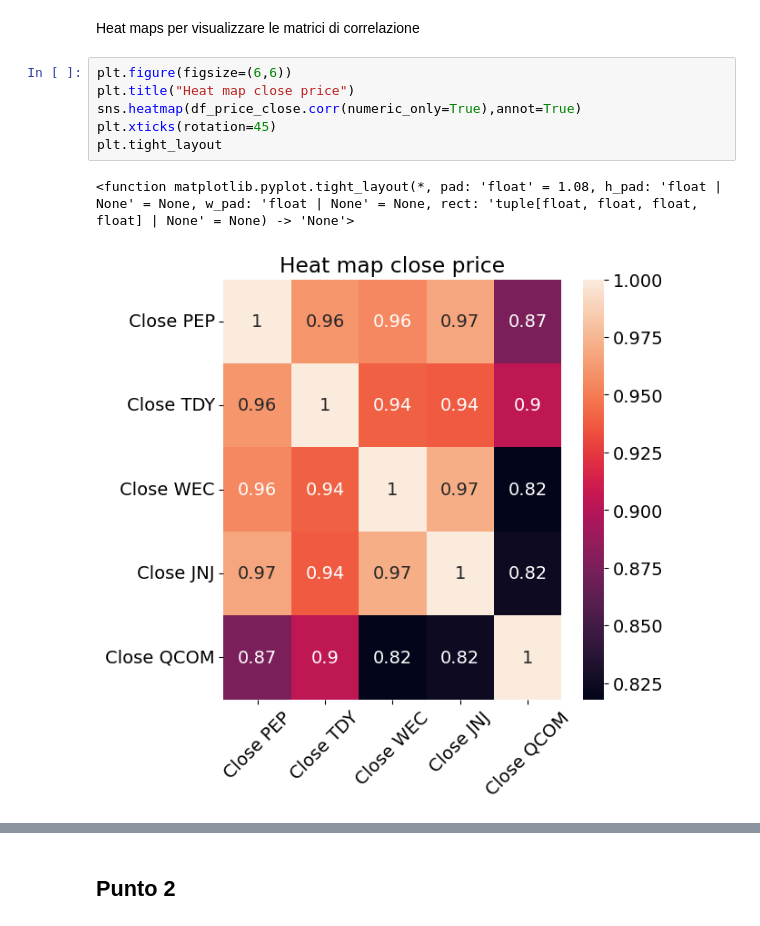
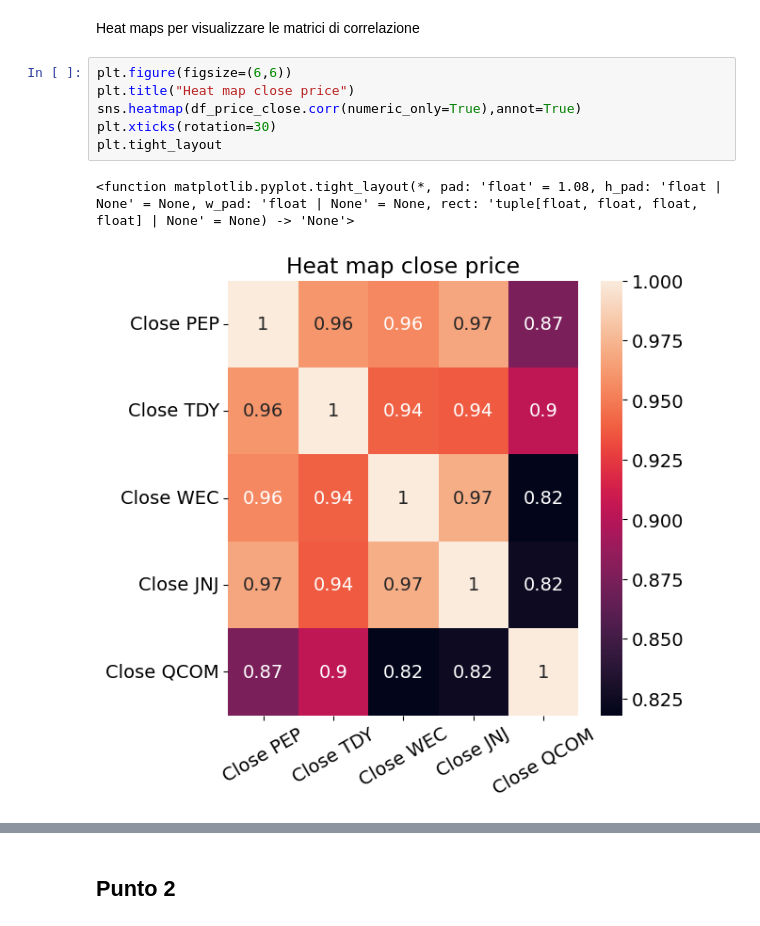
Before and after one commit to Riccardo-Martelli/Project_Work_Asset_Management, a Jupyter notebook: Final_Project.ipynb, the cells around one changed output, grey strips where cells are left out. Saved outputs shown, nothing was run; the diff lists cells and outputs as text.

```diff
--- a/Final_Project.ipynb
+++ b/Final_Project.ipynb
@@ -144,12 +122,12 @@ Heat maps per visualizzare le matrici di correlazione
 # %%
 plt.figure(figsize=(6,6))
 plt.title("Heat map close price")
 sns.heatmap(df_price_close.corr(numeric_only=True),annot=True)
-plt.xticks(rotation=45)
+plt.xticks(rotation=30)
 plt.tight_layout
 # %% [output]
 <function matplotlib.pyplot.tight_layout(*, pad: 'float' = 1.08, h_pad: 'float | None' = None, w_pad: 'float | None' = None, rect: 'tuple[float, float, float, float] | None' = None) -> 'None'>
-[figure, old version]
+[figure, new version]
 # %%
 plt.title("Heat map monthly price")
 sns.heatmap(df_return_month.corr(numeric_only=True),annot=True)
```
Also changed, not shown: parts of 22 cells of this notebook.
